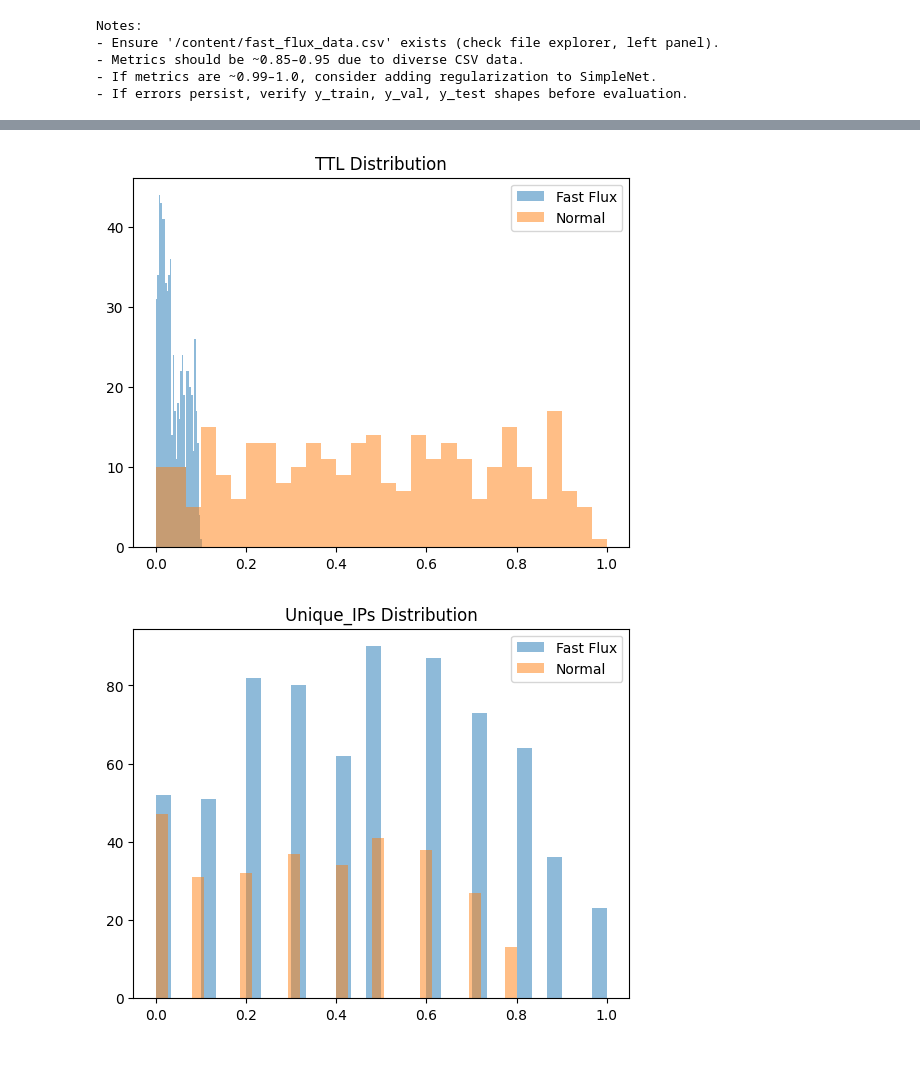
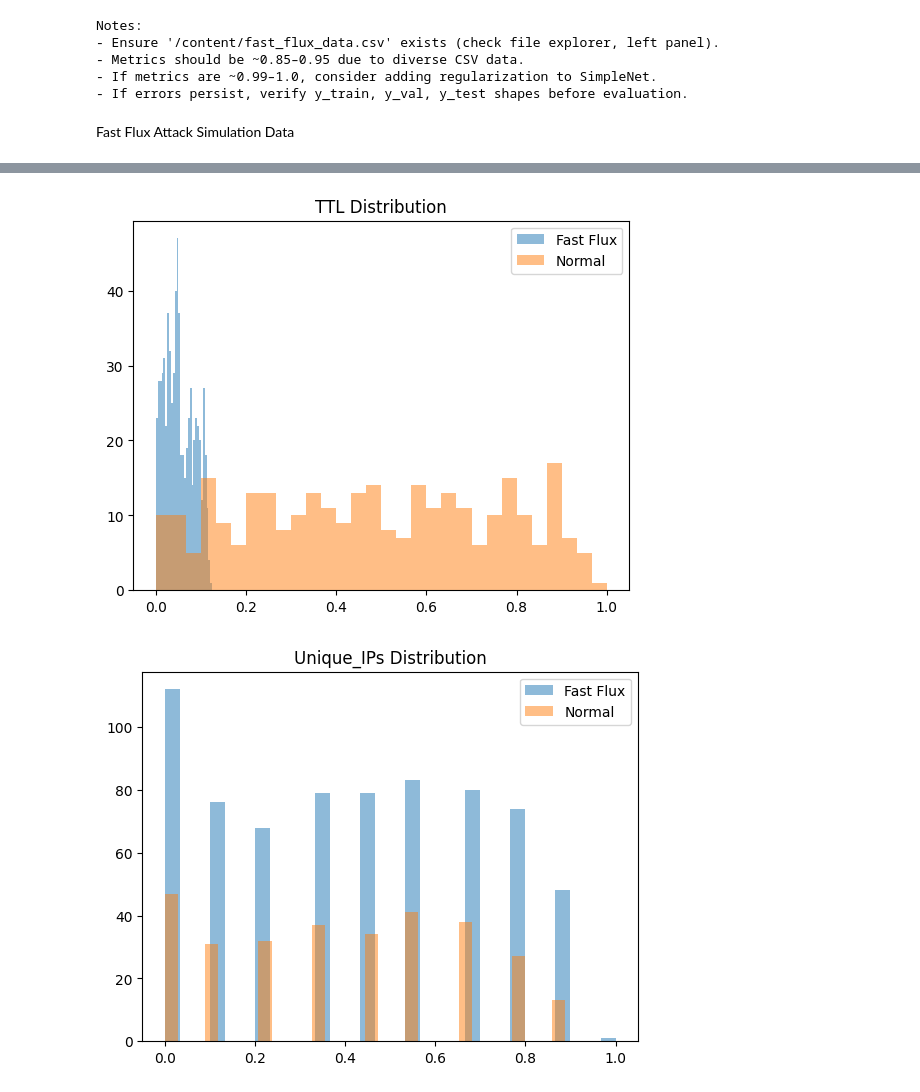
Before and after one commit to AstrasAI/Python-Machine-Learning-Dataset, a Jupyter notebook: simplenet2.ipynb, the cells around one changed output, grey strips where cells are left out. Cells and saved outputs as stored; diff of their text form; code cells hidden in the pictures; blank space fills up the shorter version.

```diff
--- a/simplenet2.ipynb
+++ b/simplenet2.ipynb
@@ -218,13 +222,15 @@ Notes:
 - Metrics should be ~0.85–0.95 due to diverse CSV data.
 - If metrics are ~0.99–1.0, consider adding regularization to SimpleNet.
 - If errors persist, verify y_train, y_val, y_test shapes before evaluation.
+# %% [markdown]
+Fast Flux Attack Simulation Data
 # %%
 # -*- coding: utf-8 -*-
-"""simulate_fast_flux_attack_final.ipynb
+"""simulate_fast_flux_attack_optimized.ipynb
 
-Simulates a fast flux attack with maximum ambiguity and tests SimpleNet in Colab.
+Simulates a fast flux attack with indistinguishable features and tests SimpleNet in Colab.
 """
-import os
+
 import numpy as np
 import pandas as pd
 from sklearn.metrics import precision_score, recall_score, f1_score
@@ -298,7 +304,7 @@ y_train = y[:train_size]
 
 np.random.seed(1)
 model = SimpleNet(input_size=4, hidden_size=10, output_size=1)
-losses = model.train(X_train, y_train, epochs=300, learning_rate=0.002)  # Adjusted for stability
+losses = model.train(X_train, y_train, epochs=300, learning_rate=0.002)
 
 # Simulate fast flux attack
 np.random.seed(456)
@@ -308,26 +314,26 @@ n_normal = n_sim_samples - n_fast_flux
 
 def generate_fast_flux_attack():
     # Standard fast flux
-    ttl_fast_flux = np.random.uniform(10, 3000, n_fast_flux // 2) + np.random.normal(0, 150, n_fast_flux // 2)
-    ttl_fast_flux = np.clip(ttl_fast_flux, 10, 4000)
-    unique_ips_fast_flux = np.random.randint(3, 12, n_fast_flux // 2) + np.random.normal(0, 0.5, n_fast_flux // 2)
-    unique_ips_fast_flux = np.clip(unique_ips_fast_flux, 1, 12).astype(int)
-    query_rate_fast_flux = np.random.uniform(1, 25, n_fast_flux // 2) + np.random.normal(0, 2, n_fast_flux // 2)
-    query_rate_fast_flux = np.clip(query_rate_fast_flux, 0.5, 30)
-    entropy_fast_flux = np.random.uniform(1, 4, n_fast_flux // 2) + np.random.normal(0, 0.2, n_fast_flux // 2)
-    entropy_fast_flux = np.clip(entropy_fast_flux, 0.8, 4.2)
+    ttl_fast_flux = np.random.uniform(10, 5000, n_fast_flux // 2) + np.random.normal(0, 200, n_fast_flux // 2)
+    ttl_fast_flux = np.clip(ttl_fast_flux, 10, 6000)
+    unique_ips_fast_flux = np.random.randint(1, 10, n_fast_flux // 2) + np.random.normal(0, 0.5, n_fast_flux // 2)
+    unique_ips_fast_flux = np.clip(unique_ips_fast_flux, 1, 11).astype(int)
+    query_rate_fast_flux = np.random.uniform(0.1, 25, n_fast_flux // 2) + np.random.normal(0, 2, n_fast_flux // 2)
+    query_rate_fast_flux = np.clip(query_rate_fast_flux, 0.05, 28)
+    entropy_fast_flux = np.random.uniform(0.8, 4.0, n_fast_flux // 2) + np.random.normal(0, 0.2, n_fast_flux // 2)
+    entropy_fast_flux = np.clip(entropy_fast_flux, 0.7, 4.1)
     X_fast_flux = np.column_stack([ttl_fast_flux, unique_ips_fast_flux, query_rate_fast_flux, entropy_fast_flux])
     y_fast_flux = np.ones((n_fast_flux // 2, 1))
 
     # Edge case: fast flux mimicking normal
-    ttl_edge = np.random.uniform(3000, 9000, n_fast_flux // 2) + np.random.normal(0, 300, n_fast_flux // 2)
-    ttl_edge = np.clip(ttl_edge, 3000, 10000)
+    ttl_edge = np.random.uniform(4000, 11000, n_fast_flux // 2) + np.random.normal(0, 400, n_fast_flux // 2)
+    ttl_edge = np.clip(ttl_edge, 4000, 12000)
     unique_ips_edge = np.random.randint(1, 10, n_fast_flux // 2) + np.random.normal(0, 0.5, n_fast_flux // 2)
-    unique_ips_edge = np.clip(unique_ips_edge, 1, 12).astype(int)
-    query_rate_edge = np.random.uniform(0.5, 25, n_fast_flux // 2) + np.random.normal(0, 2, n_fast_flux // 2)
-    query_rate_edge = np.clip(query_rate_edge, 0.1, 30)
-    entropy_edge = np.random.uniform(0.8, 4, n_fast_flux // 2) + np.random.normal(0, 0.2, n_fast_flux // 2)
-    entropy_edge = np.clip(entropy_edge, 0.7, 4.2)
+    unique_ips_edge = np.clip(unique_ips_edge, 1, 11).astype(int)
+    query_rate_edge = np.random.uniform(0.05, 25, n_fast_flux // 2) + np.random.normal(0, 2, n_fast_flux // 2)
+    query_rate_edge = np.clip(query_rate_edge, 0.01, 28)
+    entropy_edge = np.random.uniform(0.8, 4.0, n_fast_flux // 2) + np.random.normal(0, 0.2, n_fast_flux // 2)
+    entropy_edge = np.clip(entropy_edge, 0.7, 4.1)
     X_edge = np.column_stack([ttl_edge, unique_ips_edge, query_rate_edge, entropy_edge])
     y_edge = np.ones((n_fast_flux // 2, 1))
 
@@ -336,14 +342,14 @@ def generate_fast_flux_attack():
     return X, y
 
 def generate_normal_sim():
-    ttl_normal = np.random.uniform(30, 86400, n_normal) + np.random.normal(0, 5000, n_normal)
-    ttl_normal = np.clip(ttl_normal, 20, 100000)
+    ttl_normal = np.random.uniform(20, 86400, n_normal) + np.random.normal(0, 5000, n_normal)
+    ttl_normal = np.clip(ttl_normal, 10, 100000)
     unique_ips_normal = np.random.randint(1, 10, n_normal) + np.random.normal(0, 0.5, n_normal)
-    unique_ips_normal = np.clip(unique_ips_normal, 1, 12).astype(int)
+    unique_ips_normal = np.clip(unique_ips_normal, 1, 11).astype(int)
     query_rate_normal = np.random.uniform(0.05, 25, n_normal) + np.random.normal(0, 3, n_normal)
-    query_rate_normal = np.clip(query_rate_normal, 0.01, 30)
+    query_rate_normal = np.clip(query_rate_normal, 0.01, 28)
     entropy_normal = np.random.uniform(0.8, 4.0, n_normal) + np.random.normal(0, 0.2, n_normal)
-    entropy_normal = np.clip(entropy_normal, 0.7, 4.2)
+    entropy_normal = np.clip(entropy_normal, 0.7, 4.1)
     X_normal = np.column_stack([ttl_normal, unique_ips_normal, query_rate_normal, entropy_normal])
     y_normal = np.zeros((n_normal, 1))
     return X_normal, y_normal
@@ -390,8 +396,8 @@ evaluate(X_sim, y_sim, "Fast Flux Attack Simulation")
 df_sim = pd.DataFrame(X_sim, columns=['TTL', 'Unique_IPs', 'Query_Rate', 'Entropy'])
 df_sim['True_Label'] = y_sim.flatten()
 df_sim['Predicted_Label'] = (model.forward(X_sim) > 0.5).astype(int).flatten()
-df_sim.to_csv('/content/fast_flux_simulation_final.csv', index=False)
-print("Simulation results saved to /content/fast_flux_simulation_final.csv")
+df_sim.to_csv('/content/fast_flux_simulation_optimized.csv', index=False)
+print("Simulation results saved to /content/fast_flux_simulation_optimized.csv")
 
 # Plot distributions
 for feature in ['TTL', 'Unique_IPs', 'Query_Rate', 'Entropy']:
@@ -422,2 +428,2 @@ Simulation results saved to /content/fast_flux_simulation_final.csv
-[figure, old version]
+[figure, new version]
-[figure, old version]
+[figure, new version]
```
Also changed, not shown: parts of 3 cells of this notebook.
